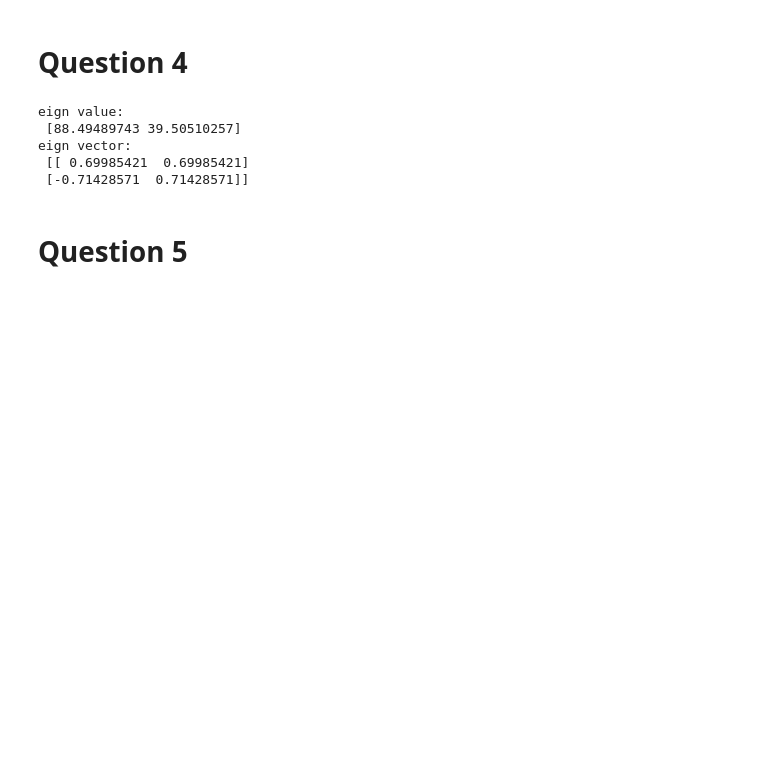
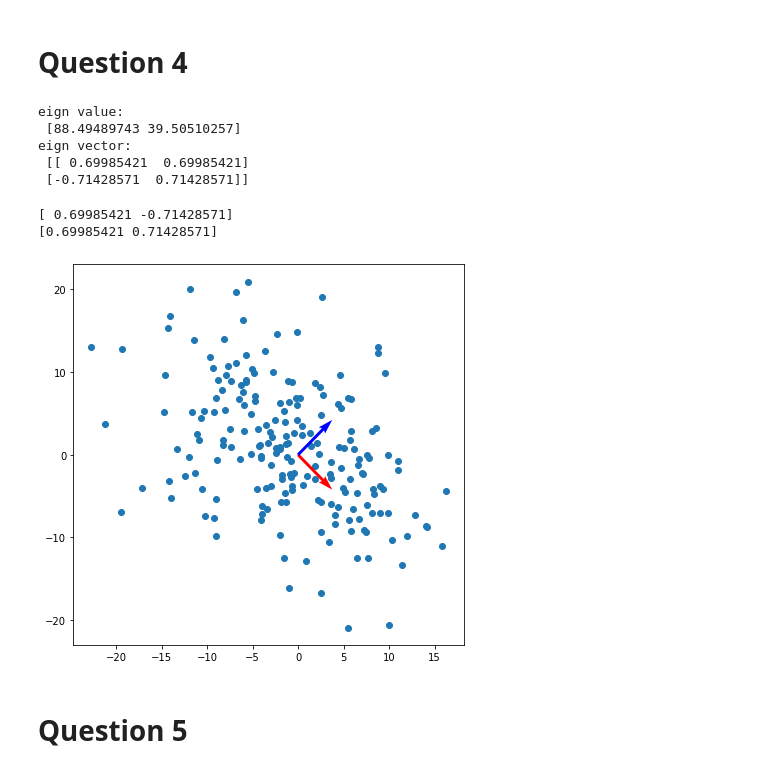
Before and after one commit to amindadgar/Pattern-Recognition, a Jupyter notebook: HW1.ipynb, the cells around one changed output. Saved outputs shown, nothing was run; the diff lists cells and outputs as text; code cells hidden in the pictures; blank space fills up the shorter version.

Commit message:
Question4 second part implemented!

```diff
--- a/HW1.ipynb
+++ b/HW1.ipynb
@@ -177,6 +178,45 @@ eign value:
 eign vector:
  [[ 0.69985421  0.69985421]
  [-0.71428571  0.71428571]]
+# %%
+################ Question 4 Last part ################
+np.random.seed(10)
+
+mean = [0 ,0]
+cov = np.matrix('64 -25;-25 64')
+x = np.random.multivariate_normal(mean, cov, 200)
+# %%
+################ Plot the data and their eignvector ################
+
+fig = plt.figure(figsize=(7,7))
+X = x[:,0]
+Y = x[:,1]
+
+plt.scatter(X, Y)
+
+## our plot origin
+origin = [0, 0]
+
+## get each eignvector
+eig_vec1 = eignvector[:,0]
+eig_vec2 = eignvector[:,1]
+
+## Convert matrixes to array
+eig_vec1 = np.asarray(eig_vec1).flatten()
+eig_vec2 = np.asarray(eig_vec2).flatten()
+
+print(eig_vec1)
+print(eig_vec2)
+
+plt.quiver(*origin ,*eig_vec1, color = 'r',scale=8)
+plt.quiver(*origin ,*eig_vec2, color = 'b',scale=8)
+
+
+plt.show()
+# %% [output]
+[ 0.69985421 -0.71428571]
+[0.69985421 0.71428571]
+[figure, added]
 # %% [markdown]
 # Question 5
 # %%
```
Also changed, not shown: parts of 1 cell of this notebook.
